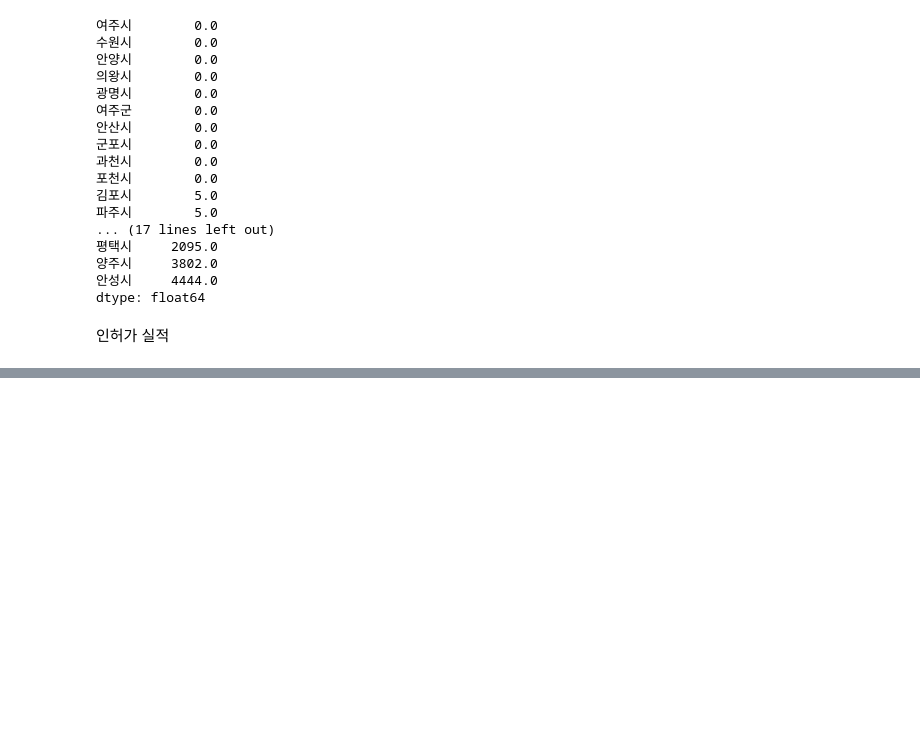
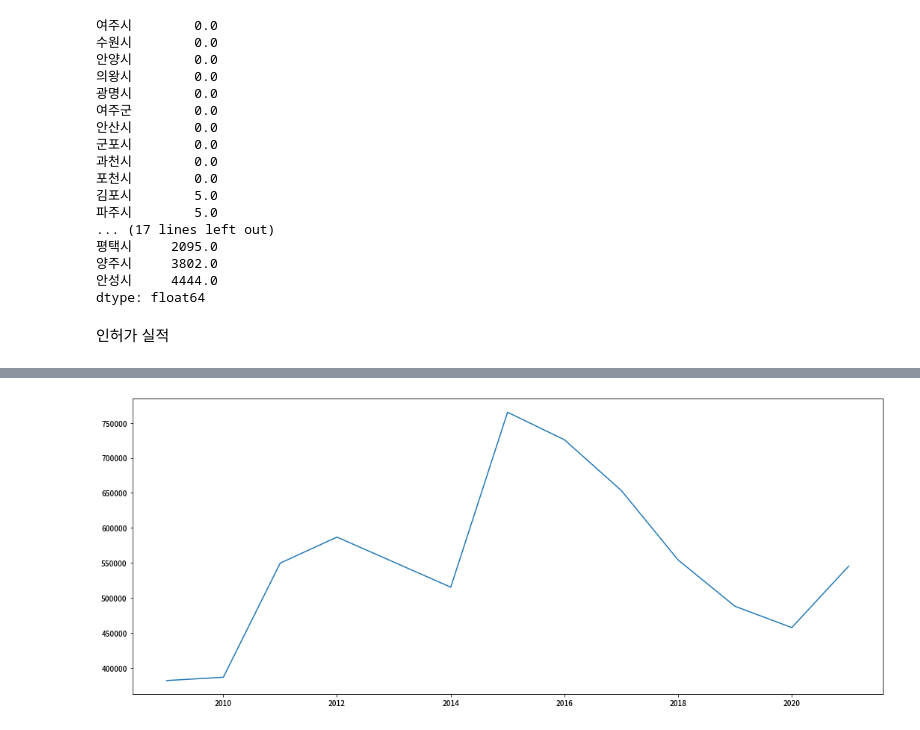
Before and after one commit to yeonghun00/real-estate, a Jupyter notebook: market.ipynb, the cells around one changed output, grey strips where cells are left out. Saved outputs shown, nothing was run; the diff lists cells and outputs as text; code cells hidden in the pictures; blank space fills up the shorter version.

```diff
--- a/market.ipynb
+++ b/market.ipynb
@@ -309,0 +314,22 @@ SyntaxError: ignored
+# %%
+import io
+df = pd.read_csv(io.BytesIO(uploaded2[list(uploaded2)[0]]))
+# %%
+df = df.sort_values(by='년(Annual)')
+df.index = [datetime.strptime(str(x), '%Y') for x in df['년(Annual)']]
+df.drop(columns=['증감','증감율','구성비','누계','누계구성비','LEVEL1', '년(Annual)'], inplace=True)
+# %%
+df = df.fillna(0)
+df = df.bfill()
+# %%
+data = df[(df['시도별'] == '전국') & (df['부문명'] == '총계')]['값']
+# %%
+import matplotlib.pyplot as plt
+
+fig = plt.figure(figsize=(18,16))
+ax = fig.add_subplot(2, 1, 1)
+ax.plot(data)
+
+plt.show()
+# %% [output]
+[figure, added]
```
Also changed, not shown: parts of 9 cells of this notebook.
